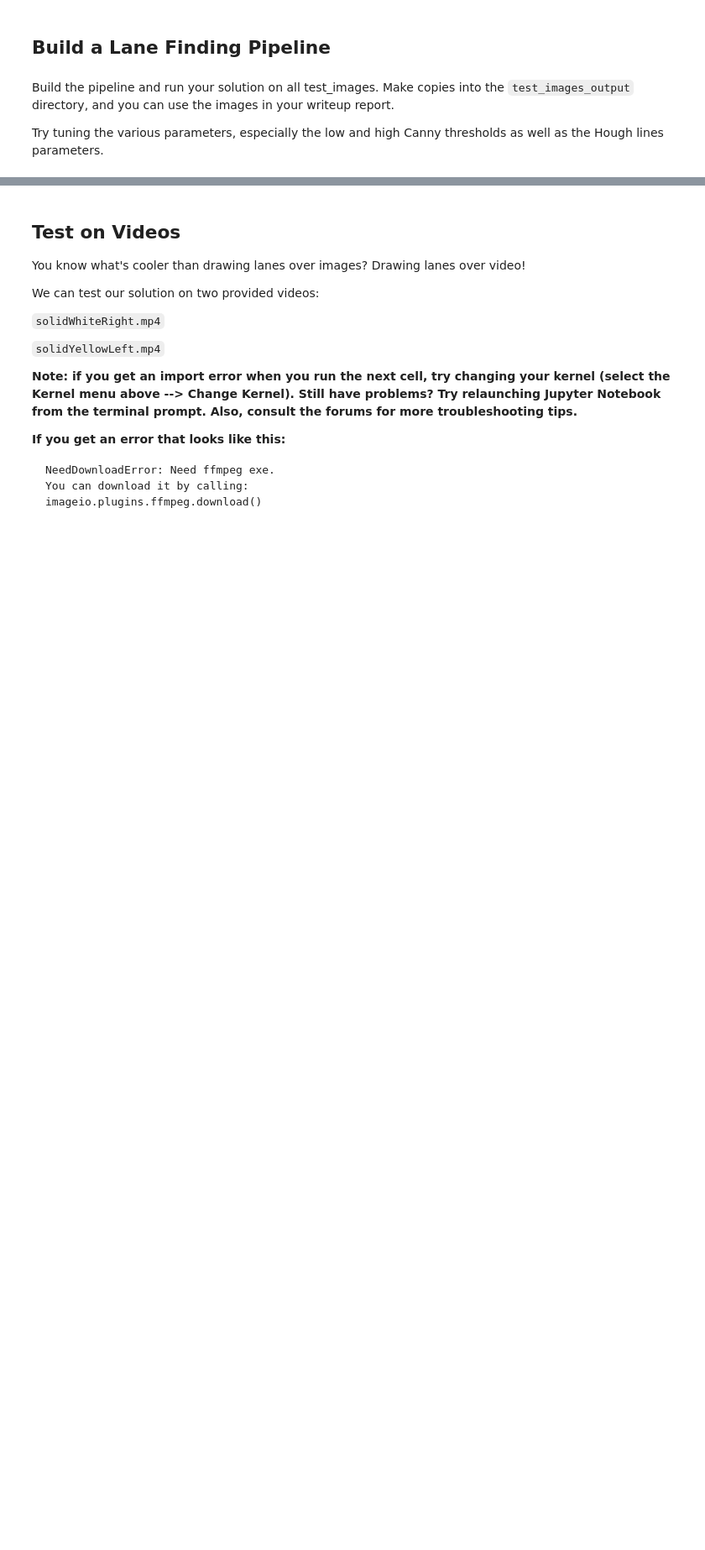
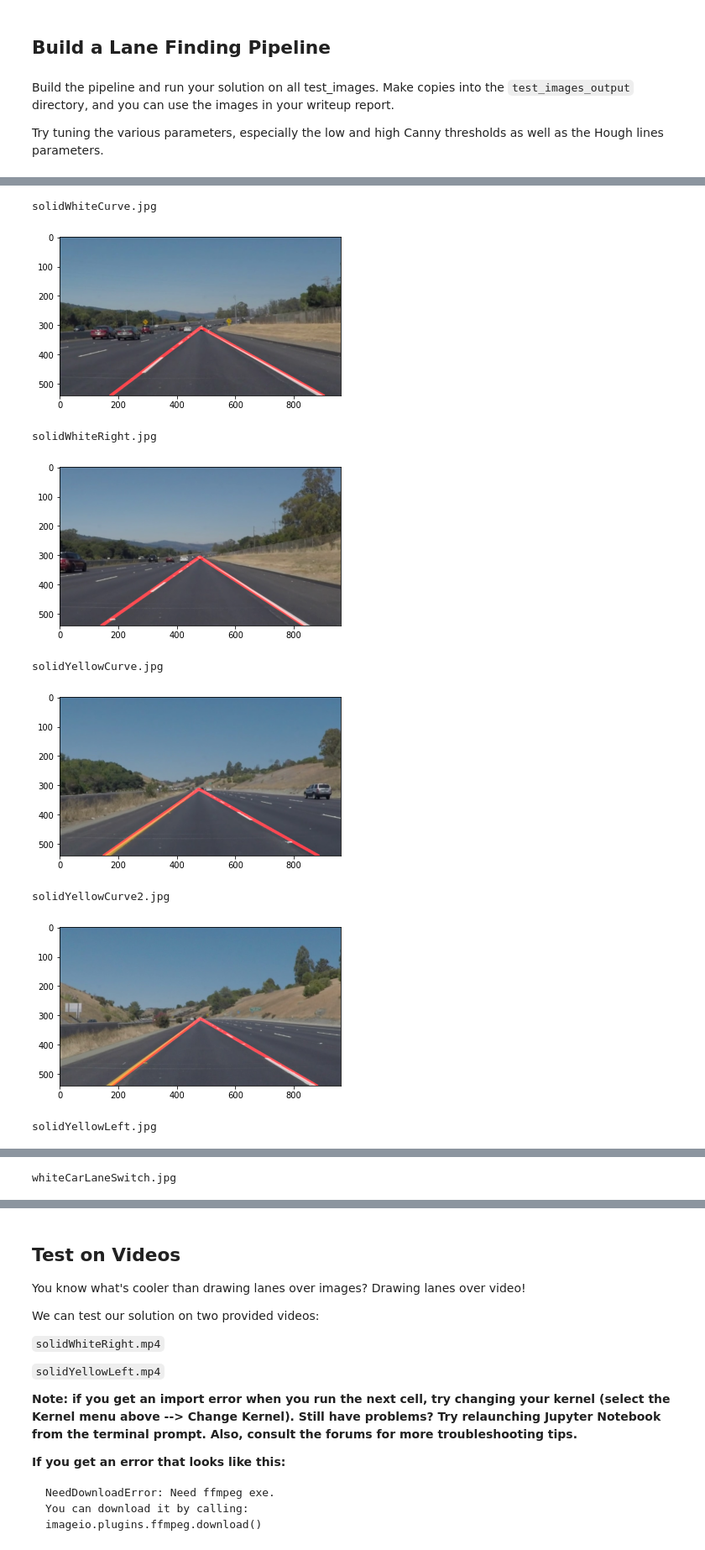
Before and after one commit to Naraharirahul/Lane_detection, a Jupyter notebook: Project1/P1.ipynb, the cells around one changed output, grey strips where cells are left out. Shown at 84% size. Drawn from its saved outputs; the diff is of its cells as text; code cells hidden in the pictures; blank space fills up the shorter version.

```diff
--- a/Project1/P1.ipynb
+++ b/Project1/P1.ipynb
@@ -50,9 +62,2 @@ import cv2
 # %% [markdown]
 ## Read in an Image
-# %%
-#reading in an image
-image = mpimg.imread('test_images/solidWhiteRight.jpg')
-
-#printing out some stats and plotting
-print('This image is:', type(image), 'with dimensions:', image.shape)
-plt.imshow(image)  # if you wanted to show a single color channel image called 'gray', for example, call as plt.imshow(gray, cmap='gray')
@@ -193,20 +382,3 @@ os.listdir("test_images/")
 Build the pipeline and run your solution on all test_images. Make copies into the `test_images_output` directory, and you can use the images in your writeup report.
 
 Try tuning the various parameters, especially the low and high Canny thresholds as well as the Hough lines parameters.
-# %%
-# TODO: Build your pipeline that will draw lane lines on the test_images
-# then save them to the test_images_output directory.
-files = os.listdir("test_images/")
-for file in files:
-     image = mpimg.imread("test_images/" + file)
-     imshape = image.shape
-     copy_image = np.copy(image)
-     gray_image = grayscale(copy_image)
-     blur_image = gaussian_blur(gray_image,5)
-     canny_image = canny(blur_image,50,150)
-     vertices = np.array([[(0,imshape[0]),(475, 275), (480, 275), (900,imshape[0])]], dtype=np.int32)
-     image_roi = region_of_interest(canny_image,vertices)
-     line_image = hough_lines(image_roi,1,np.pi/180,1,5,1)
-     final_image = weighted_img(line_image,copy_image)
-     plt.imshow(image_roi,cmap='gray')
-     plt.show()
@@ -219,0 +385,20 @@ for file in files:
+# %%
+import os
+test_image_dir = "test_images/"
+test_images = os.listdir(test_image_dir)
+
+for img in test_images:
+    print(img)
+    image = mpimg.imread(test_image_dir + img)
+    plt.imshow(process_image(image))
+    plt.show()
+# %% [output]
+solidWhiteCurve.jpg
+[figure, added]
+solidWhiteRight.jpg
+[figure, added]
+solidYellowCurve.jpg
+[figure, added]
+solidYellowCurve2.jpg
+[figure, added]
+solidYellowLeft.jpg
@@ -219,0 +406 @@ for file in files:
+whiteCarLaneSwitch.jpg
```
Also changed, not shown: parts of 25 cells of this notebook, 3 other files.
